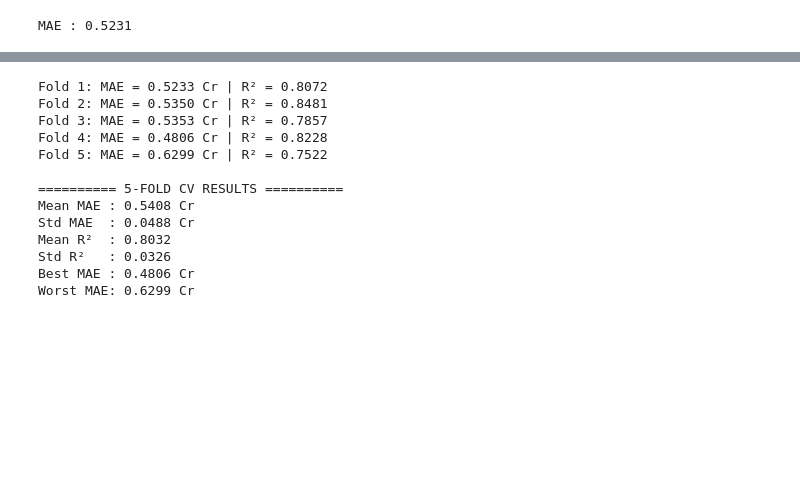
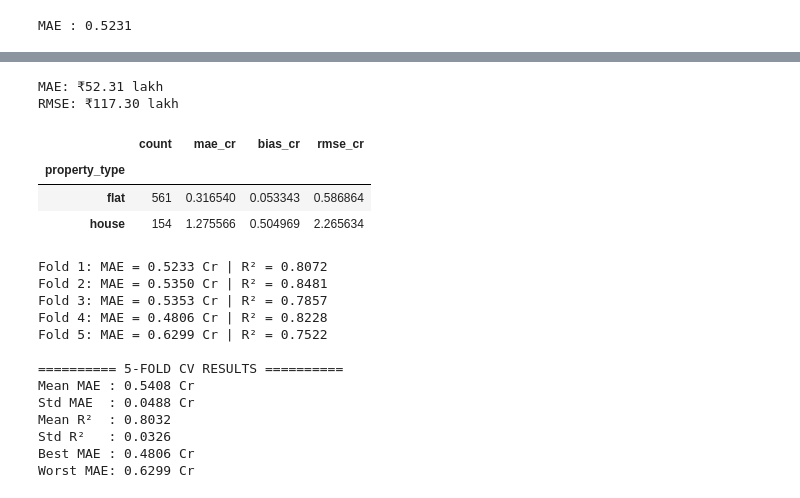
Before and after one commit to SurbhitParashar/RealEstate-ML-CapstoneProject, a Jupyter notebook: modelSelection/model-selection.ipynb, the cells around one changed output, grey strips where cells are left out. Drawn from its saved outputs; the diff is of its cells as text; code cells hidden in the pictures; blank space fills up the shorter version.

```diff
--- a/modelSelection/model-selection.ipynb
+++ b/modelSelection/model-selection.ipynb
@@ -1058,3 +1103,36 @@ MAE : 0.5231
+# %%
+from sklearn.metrics import (mean_absolute_error,
+                             root_mean_squared_error
+                            )
+
+mae=mean_absolute_error(actual_price,predicted_price)
+rmse=root_mean_squared_error(actual_price,predicted_price)
+
+print(f"MAE: ₹{mae * 100:.2f} lakh")
+print(f"RMSE: ₹{rmse * 100:.2f} lakh")
+# %% [output]
+MAE: ₹52.31 lakh
+RMSE: ₹117.30 lakh
+# %%
+segment_metrics = (
+    diagnostics.groupby("property_type")
+    .agg(
+        count=("residual_cr", "size"),
+        mae_cr=("absolute_error_cr", "mean"),
+        bias_cr=("residual_cr", "mean"),
+        rmse_cr=(
+            "residual_cr",
+            lambda values: np.sqrt(np.mean(values**2)),
+        ),
+    )
+)
+
+segment_metrics
+# %% [output]
+|  | count | mae_cr | bias_cr | rmse_cr |
+| property_type |  |  |  |  |
+| flat | 561 | 0.316540 | 0.053343 | 0.586864 |
+| house | 154 | 1.275566 | 0.504969 | 2.265634 |
 # %%
 # using k fold cross validation to evaluate the model performance
 
```
Also changed, not shown: parts of 2 cells of this notebook.
